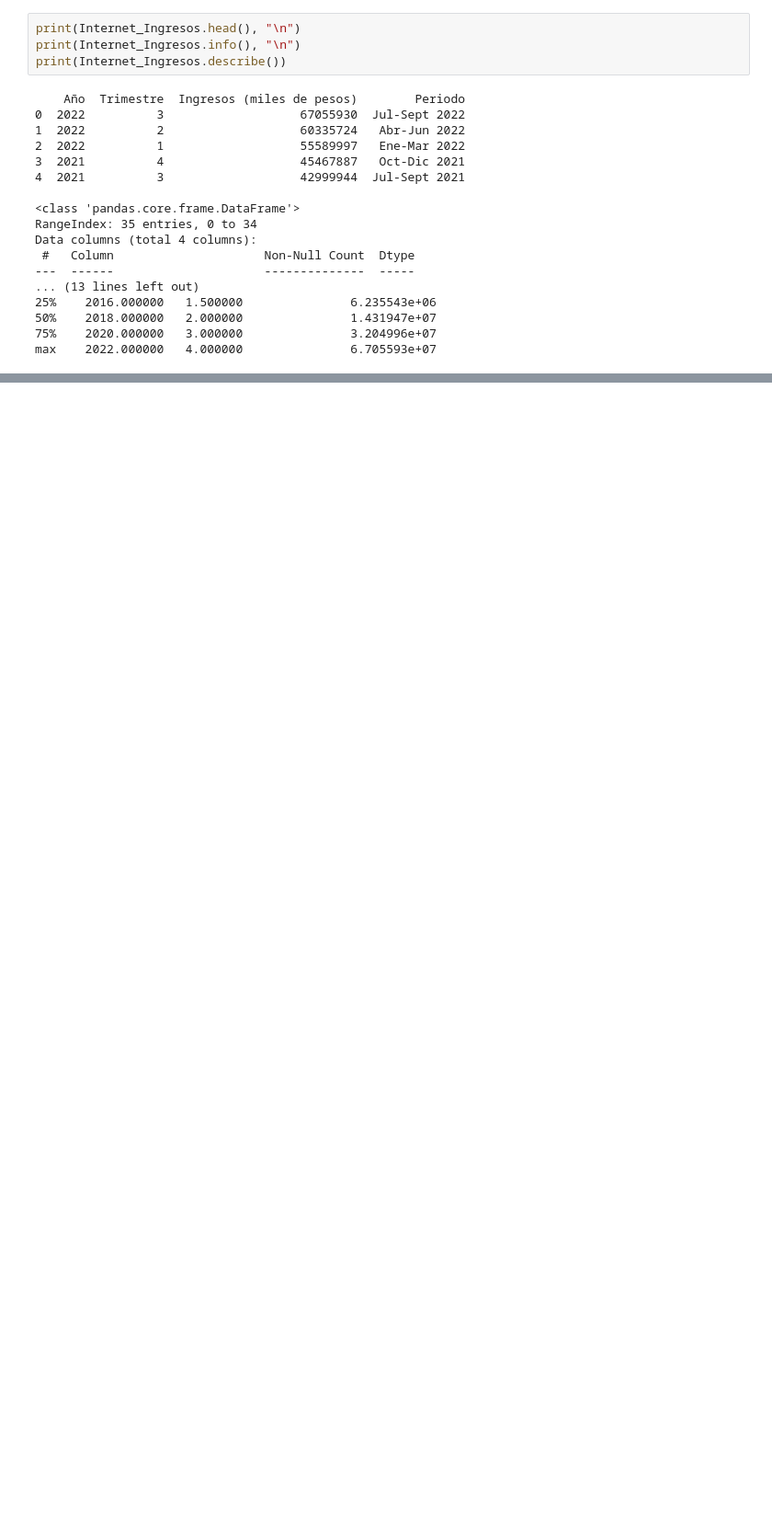
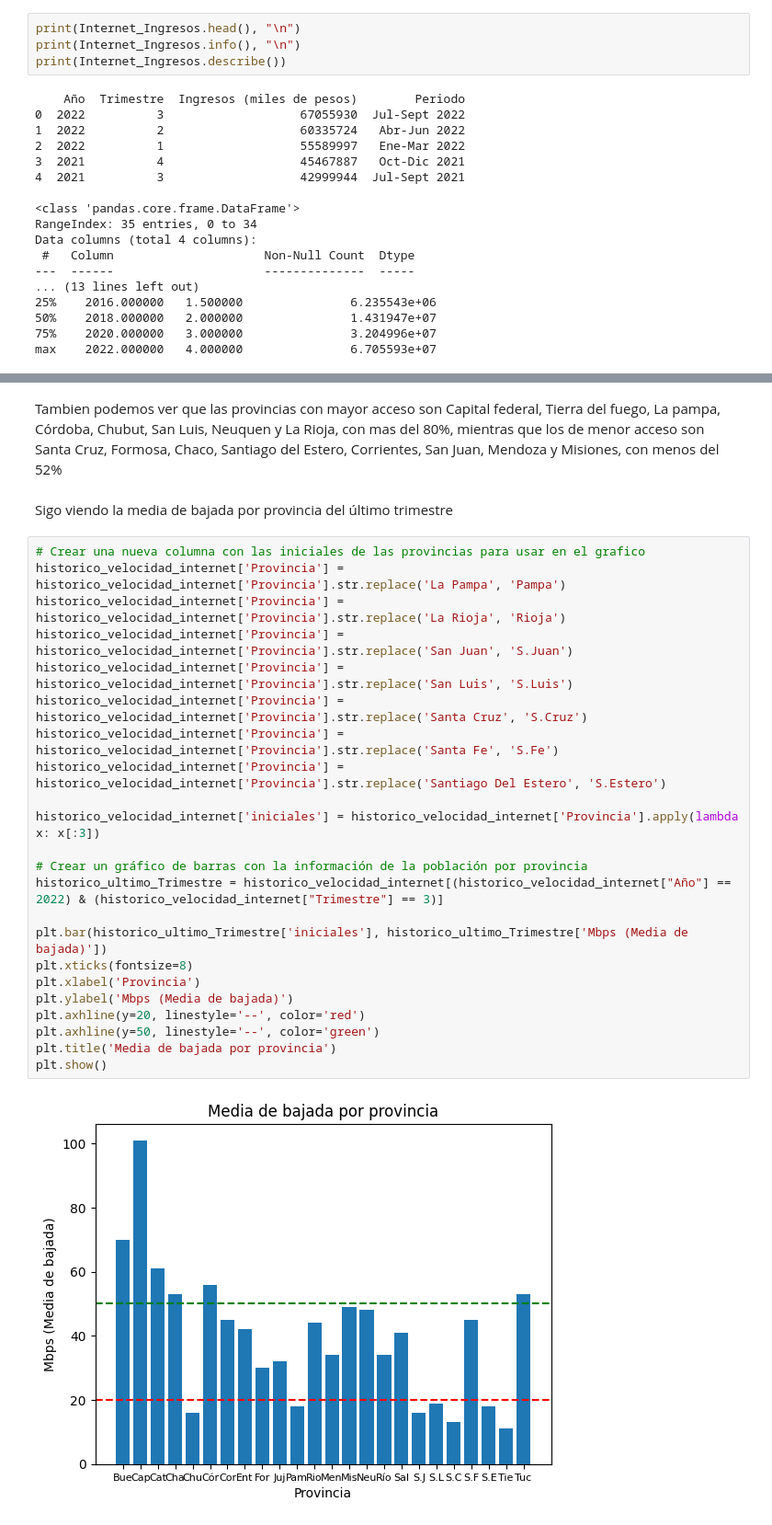
Before and after one commit to PolloSonico/Proyecto_Telecomunicaciones, a Jupyter notebook: EDA.ipynb, the cells around one changed output, grey strips where cells are left out. Shown at 92% size. Drawn from its saved outputs; the diff is of its cells as text; blank space fills up the shorter version.

```diff
--- a/EDA.ipynb
+++ b/EDA.ipynb
@@ -144,0 +174,29 @@ max    2022.000000   4.000000               6.705593e+07
+# %% [markdown]
+Tambien podemos ver que las provincias con mayor acceso son Capital federal, Tierra del fuego, La pampa, Córdoba, Chubut, San Luis, Neuquen y La Rioja, con mas del 80%, mientras que los de menor acceso son Santa Cruz, Formosa, Chaco, Santiago del Estero, Corrientes, San Juan, Mendoza y Misiones, con menos del 52%
+# %% [markdown]
+Sigo viendo la media de bajada por provincia del último trimestre
+# %%
+# Crear una nueva columna con las iniciales de las provincias para usar en el grafico
+historico_velocidad_internet['Provincia'] = historico_velocidad_internet['Provincia'].str.replace('La Pampa', 'Pampa')
+historico_velocidad_internet['Provincia'] = historico_velocidad_internet['Provincia'].str.replace('La Rioja', 'Rioja')
+historico_velocidad_internet['Provincia'] = historico_velocidad_internet['Provincia'].str.replace('San Juan', 'S.Juan')
+historico_velocidad_internet['Provincia'] = historico_velocidad_internet['Provincia'].str.replace('San Luis', 'S.Luis')
+historico_velocidad_internet['Provincia'] = historico_velocidad_internet['Provincia'].str.replace('Santa Cruz', 'S.Cruz')
+historico_velocidad_internet['Provincia'] = historico_velocidad_internet['Provincia'].str.replace('Santa Fe', 'S.Fe')
+historico_velocidad_internet['Provincia'] = historico_velocidad_internet['Provincia'].str.replace('Santiago Del Estero', 'S.Estero')
+
+historico_velocidad_internet['iniciales'] = historico_velocidad_internet['Provincia'].apply(lambda x: x[:3])
+
+# Crear un gráfico de barras con la información de la población por provincia
+historico_ultimo_Trimestre = historico_velocidad_internet[(historico_velocidad_internet["Año"] == 2022) & (historico_velocidad_internet["Trimestre"] == 3)]
+
+plt.bar(historico_ultimo_Trimestre['iniciales'], historico_ultimo_Trimestre['Mbps (Media de bajada)'])
+plt.xticks(fontsize=8)
+plt.xlabel('Provincia')
+plt.ylabel('Mbps (Media de bajada)')
+plt.axhline(y=20, linestyle='--', color='red')
+plt.axhline(y=50, linestyle='--', color='green')
+plt.title('Media de bajada por provincia')
+plt.show()
+# %% [output]
+[figure, added]
```
Also changed, not shown: parts of 12 cells of this notebook, 1 other file.
